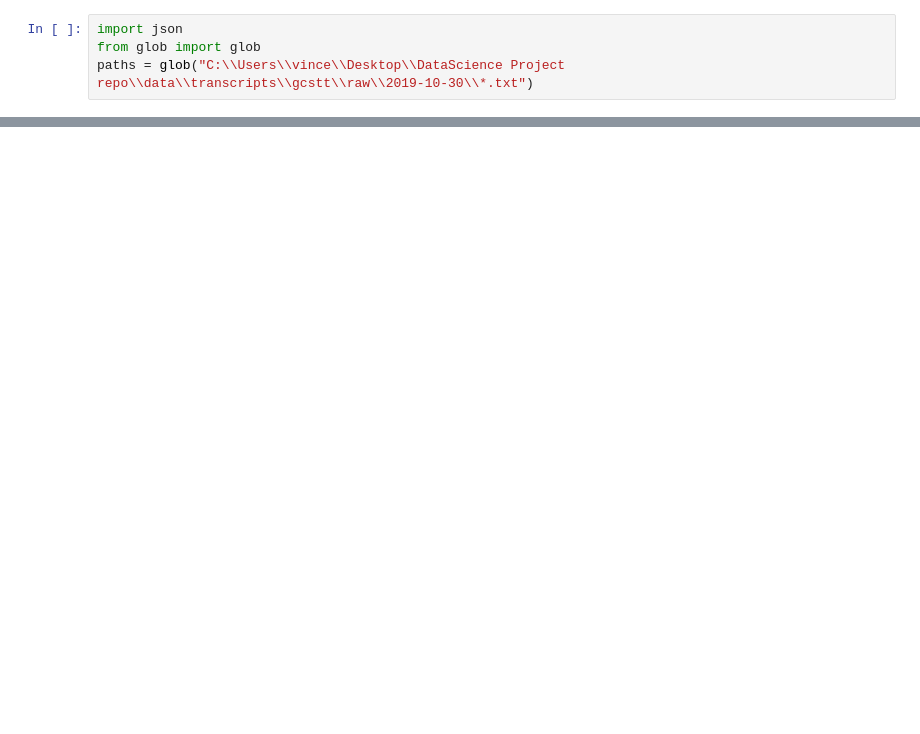
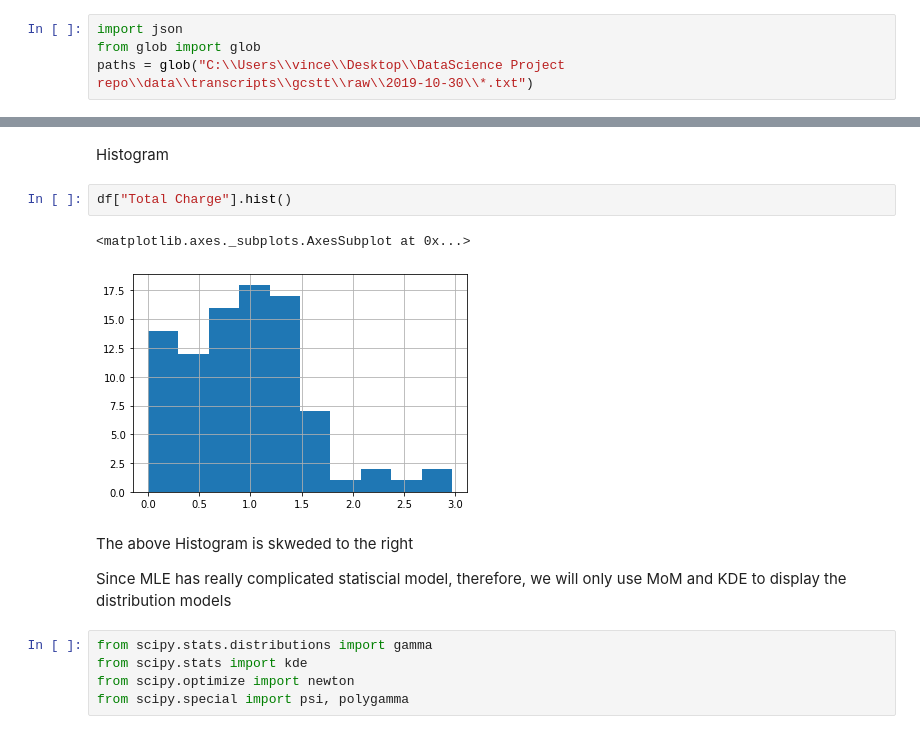
Before and after one commit to UNCG-CSE/Podknow, a Jupyter notebook: util/scripts/VincentScripts/apiStatistics.ipynb, the cells around one changed output, grey strips where cells are left out. Cells and saved outputs as stored; diff of their text form; blank space fills up the shorter version.

```diff
--- a/util/scripts/VincentScripts/apiStatistics.ipynb
+++ b/util/scripts/VincentScripts/apiStatistics.ipynb
@@ -12,0 +149,16 @@ JSONDecodeError: Expecting property name enclosed in double quotes: line 1 colum
+# %% [markdown]
+Histogram
+# %%
+df["Total Charge"].hist()
+# %% [output]
+<matplotlib.axes._subplots.AxesSubplot at 0x...>
+[figure, added]
+# %% [markdown]
+The above Histogram is skweded to the right
+
+Since MLE has really complicated statiscial model, therefore, we will only use MoM and KDE to display the distribution models
+# %%
+from scipy.stats.distributions import gamma
+from scipy.stats import kde
+from scipy.optimize import newton
+from scipy.special import psi, polygamma
```
Also changed, not shown: parts of 36 cells of this notebook, 1 other file.
